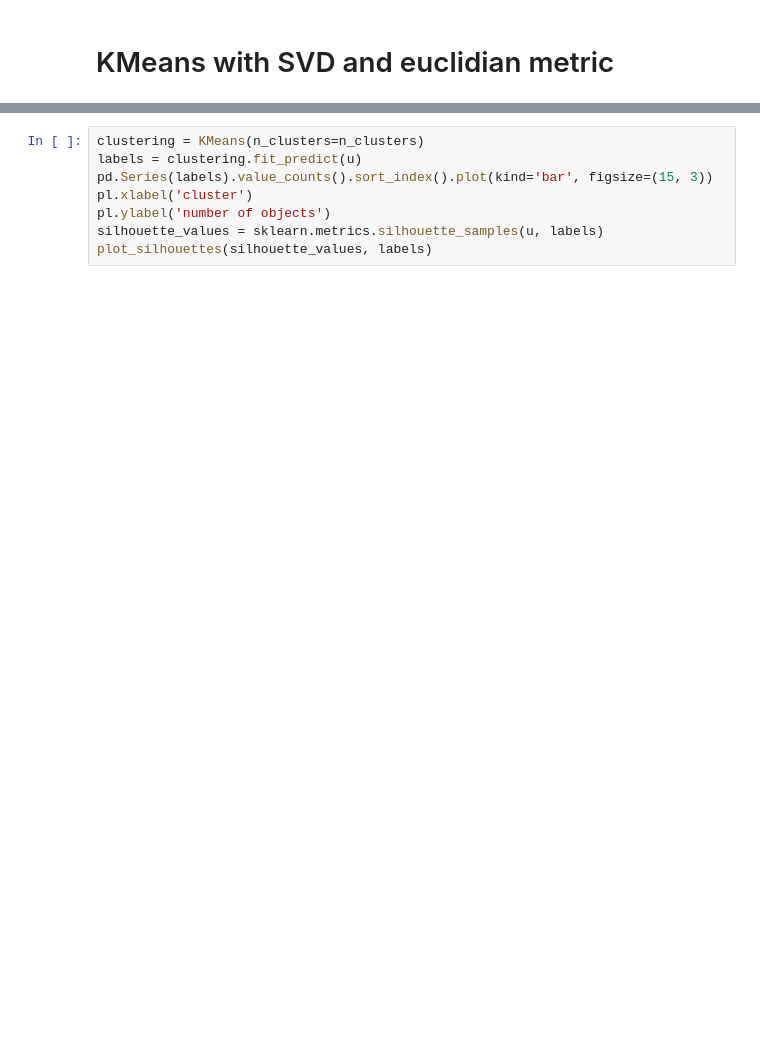
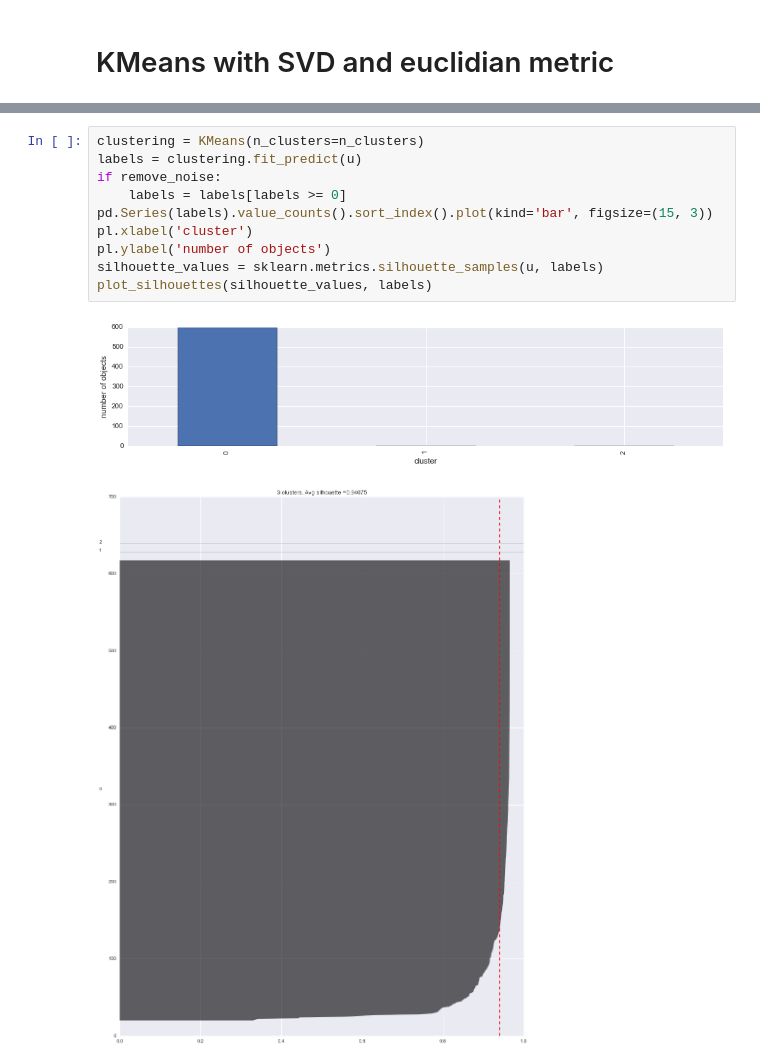
Before and after one commit to shayakhmetov/rank_corr_clustering, a Jupyter notebook: main.ipynb, the cells around one changed output, grey strips where cells are left out. Cells and saved outputs as stored; diff of their text form; blank space fills up the shorter version.

```diff
--- a/main.ipynb
+++ b/main.ipynb
@@ -176,11 +217,16 @@ n_clusters = ks[np.argmax(silhouettes)]
 # %%
 clustering = KMeans(n_clusters=n_clusters)
 labels = clustering.fit_predict(u)
+if remove_noise:
+    labels = labels[labels >= 0]
 pd.Series(labels).value_counts().sort_index().plot(kind='bar', figsize=(15, 3))
 pl.xlabel('cluster')
 pl.ylabel('number of objects')
 silhouette_values = sklearn.metrics.silhouette_samples(u, labels)
 plot_silhouettes(silhouette_values, labels)
+# %% [output]
+[figure, added]
+[figure, added]
 # %%
 clustering = KMeans(n_clusters=n_clusters)
 labels = clustering.fit_predict(u)
```
Also changed, not shown: parts of 11 cells of this notebook.
